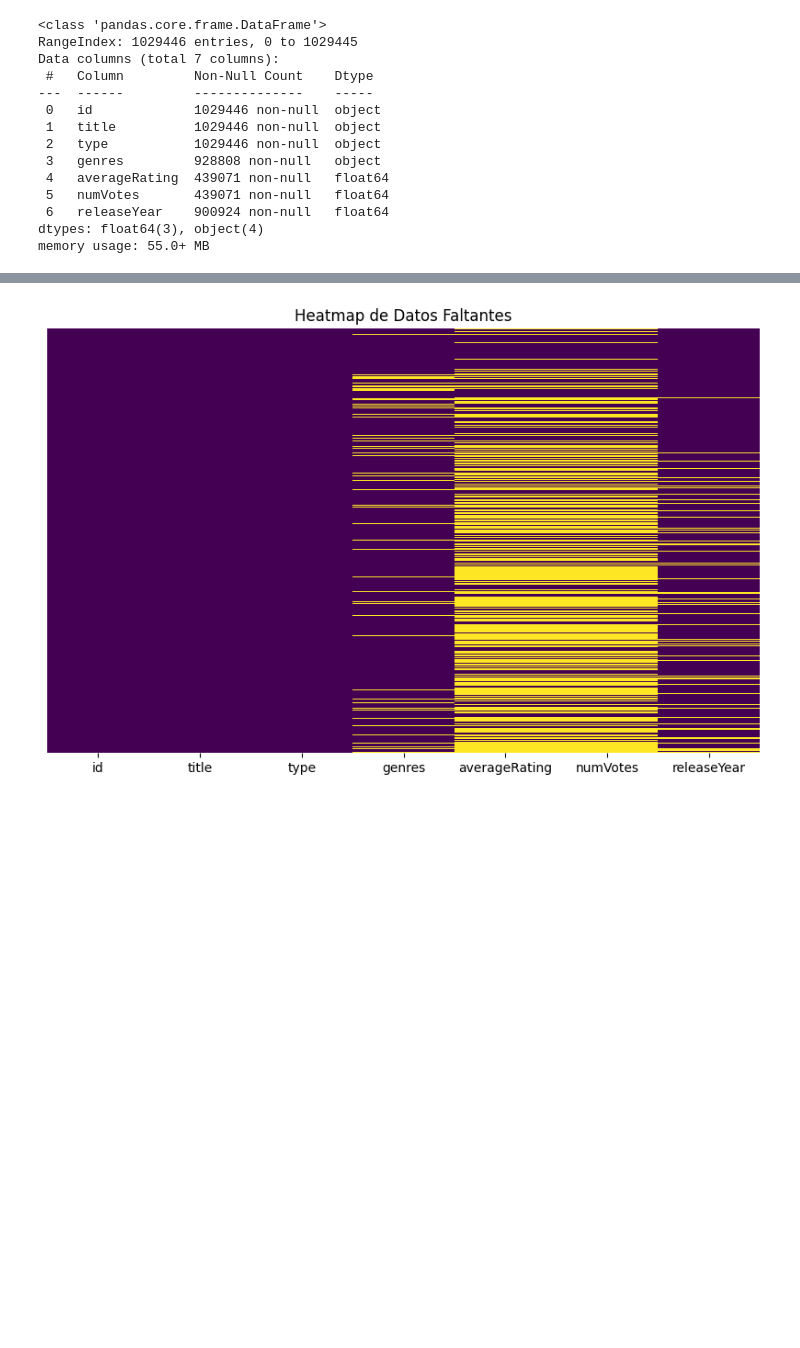
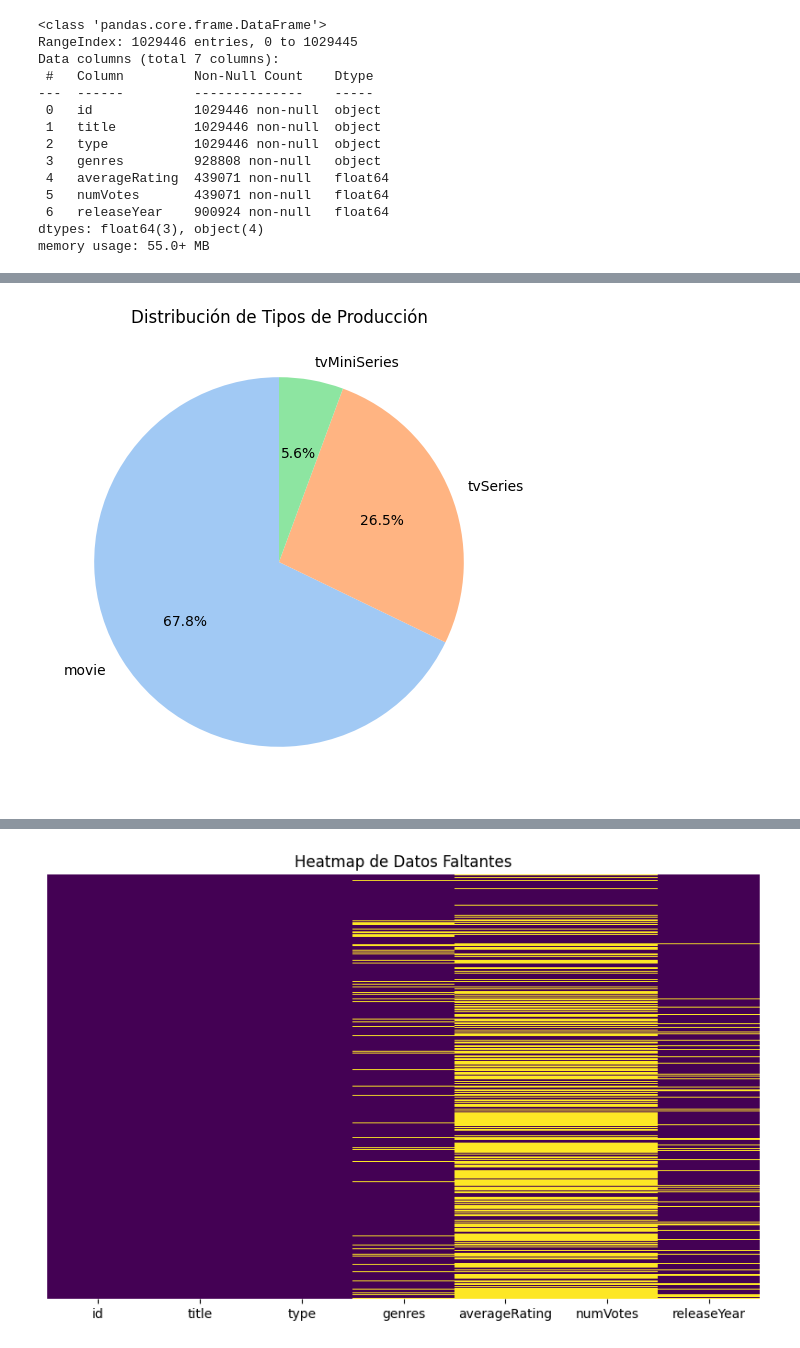
Before and after one commit to ipsilon7/Analisis-de-datos-de-IMDb, a Jupyter notebook: Limpieza.ipynb, the cells around one changed output, grey strips where cells are left out. Cells and saved outputs as stored; diff of their text form; code cells hidden in the pictures; blank space fills up the shorter version.

```diff
--- a/Limpieza.ipynb
+++ b/Limpieza.ipynb
@@ -88,0 +118,14 @@ Ahora representaremos los datos faltantes mediante un heatmap para poder visuali
+# %%
+# Contar la cantidad de registros por categoría en 'type'
+type_counts = df['type'].value_counts()
+
+# Obtener colores de una paleta de Seaborn
+colors = sns.color_palette("pastel", len(type_counts))
+
+# Crear el gráfico de torta
+plt.figure(figsize=(8, 6))
+plt.pie(type_counts, labels=type_counts.index, autopct='%1.1f%%', startangle=90, colors=colors)
+plt.title('Distribución de Tipos de Producción')
+plt.show()
+# %% [output]
+[figure, added]
```
Also changed, not shown: parts of 10 cells of this notebook.
